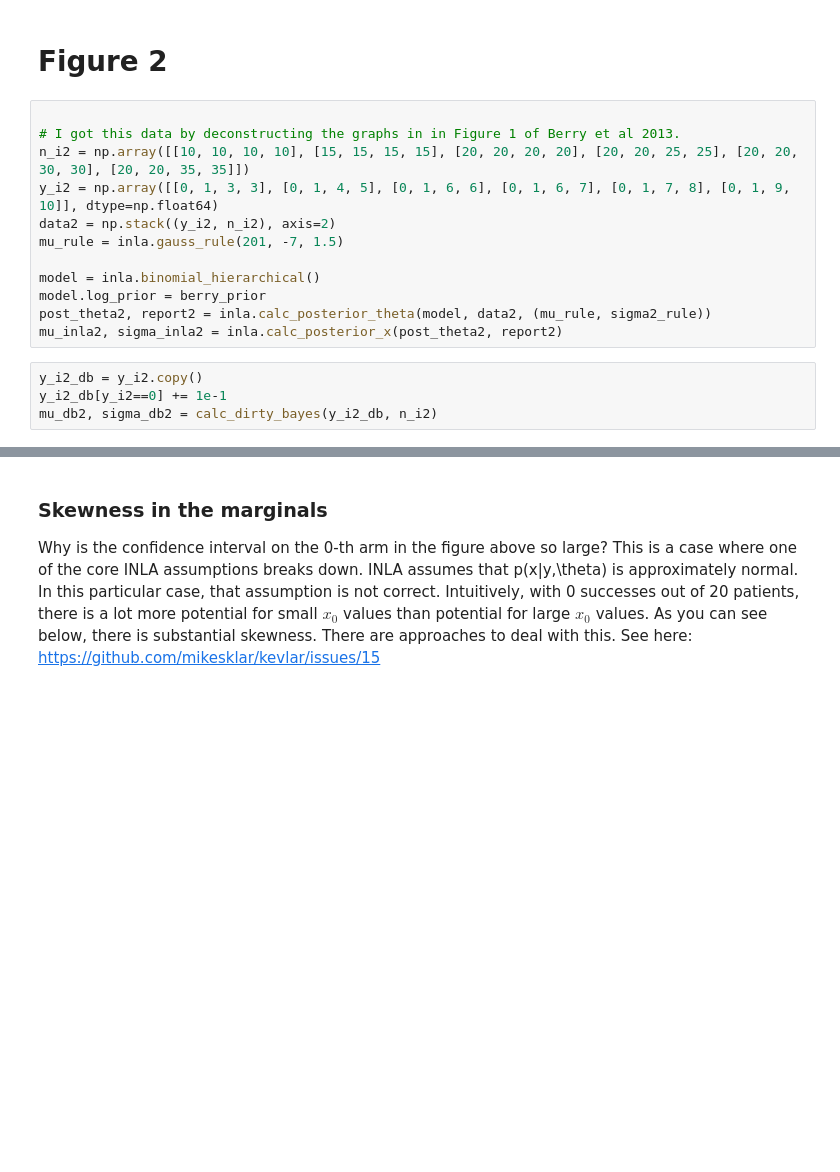
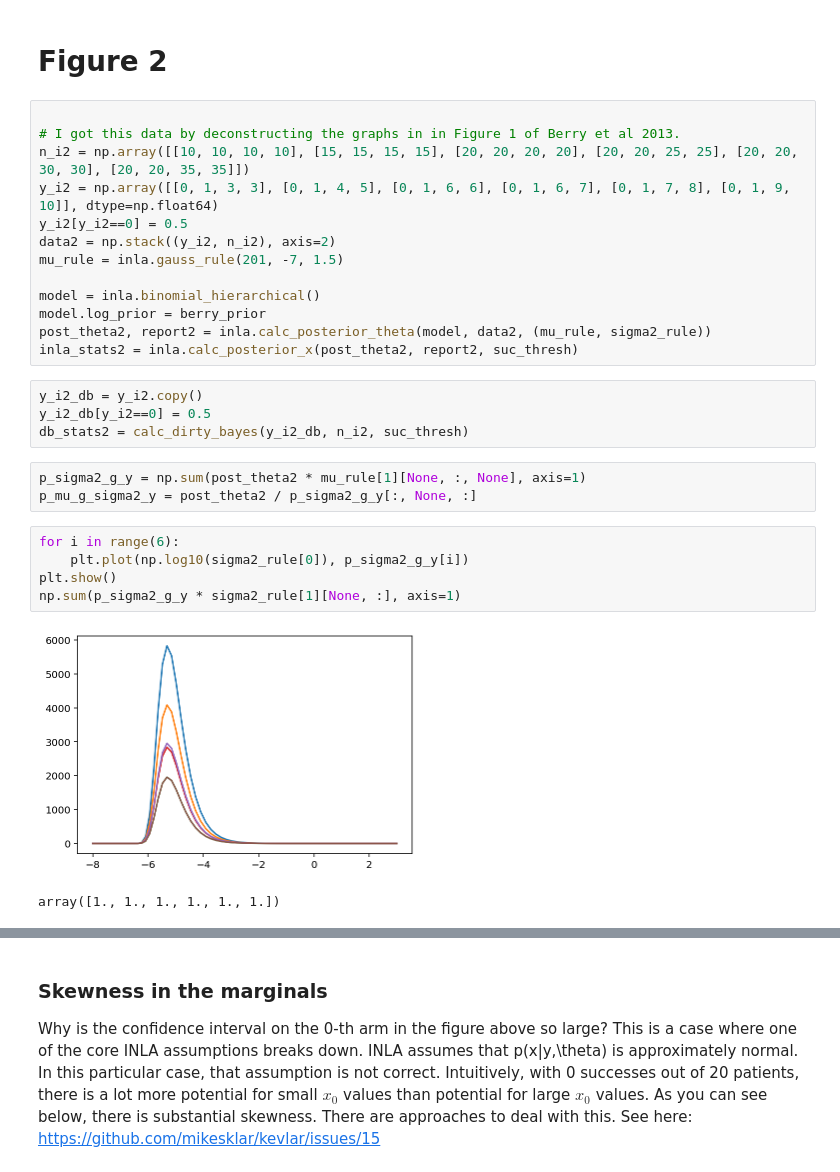
Before and after one commit to Confirm-Solutions/imprint, a Jupyter notebook: research/inla_explore/berry_dirty.ipynb, the cells around one changed output, grey strips where cells are left out. Drawn from its saved outputs; the diff is of its cells as text; blank space fills up the shorter version.

```diff
--- a/research/inla_explore/berry_dirty.ipynb
+++ b/research/inla_explore/berry_dirty.ipynb
@@ -382,14 +401,26 @@ figure1_plot('DB', data, mu_db, sigma_db)
 # I got this data by deconstructing the graphs in in Figure 1 of Berry et al 2013.
 n_i2 = np.array([[10, 10, 10, 10], [15, 15, 15, 15], [20, 20, 20, 20], [20, 20, 25, 25], [20, 20, 30, 30], [20, 20, 35, 35]])
 y_i2 = np.array([[0, 1, 3, 3], [0, 1, 4, 5], [0, 1, 6, 6], [0, 1, 6, 7], [0, 1, 7, 8], [0, 1, 9, 10]], dtype=np.float64)
+y_i2[y_i2==0] = 0.5
 data2 = np.stack((y_i2, n_i2), axis=2)
 mu_rule = inla.gauss_rule(201, -7, 1.5)
 
 model = inla.binomial_hierarchical()
 model.log_prior = berry_prior
 post_theta2, report2 = inla.calc_posterior_theta(model, data2, (mu_rule, sigma2_rule))
-mu_inla2, sigma_inla2 = inla.calc_posterior_x(post_theta2, report2)
+inla_stats2 = inla.calc_posterior_x(post_theta2, report2, suc_thresh)
 # %%
 y_i2_db = y_i2.copy()
-y_i2_db[y_i2==0] += 1e-1
-mu_db2, sigma_db2 = calc_dirty_bayes(y_i2_db, n_i2)
+y_i2_db[y_i2==0] = 0.5
+db_stats2 = calc_dirty_bayes(y_i2_db, n_i2, suc_thresh)
+# %%
+p_sigma2_g_y = np.sum(post_theta2 * mu_rule[1][None, :, None], axis=1)
+p_mu_g_sigma2_y = post_theta2 / p_sigma2_g_y[:, None, :]
+# %%
+for i in range(6):
+    plt.plot(np.log10(sigma2_rule[0]), p_sigma2_g_y[i])
+plt.show()
+np.sum(p_sigma2_g_y * sigma2_rule[1][None, :], axis=1)
+# %% [output]
+[figure, added]
+array([1., 1., 1., 1., 1., 1.])
```
Also changed, not shown: parts of 13 cells of this notebook, 4 other files.
